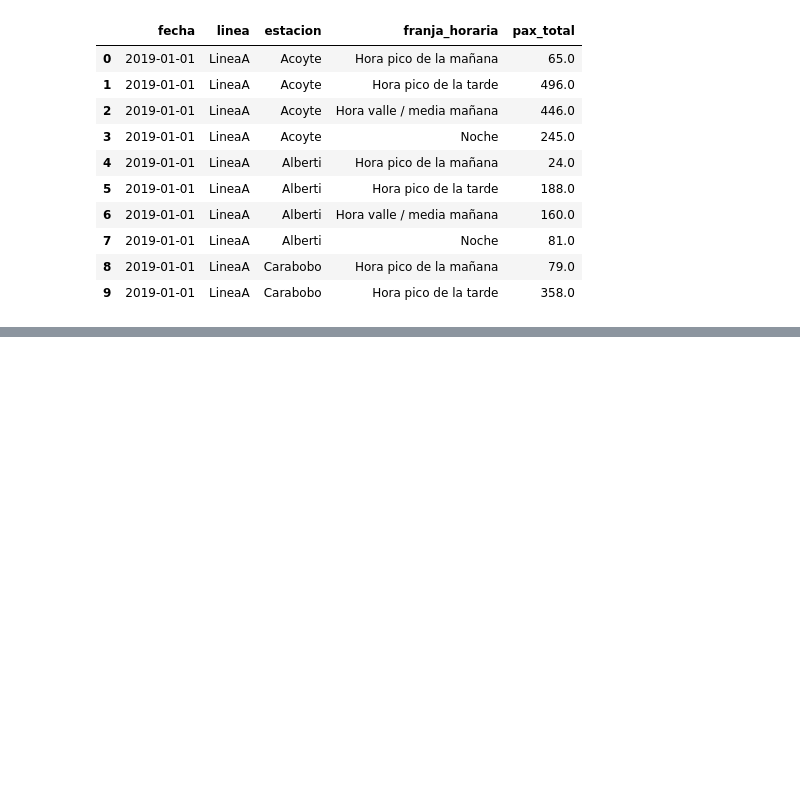
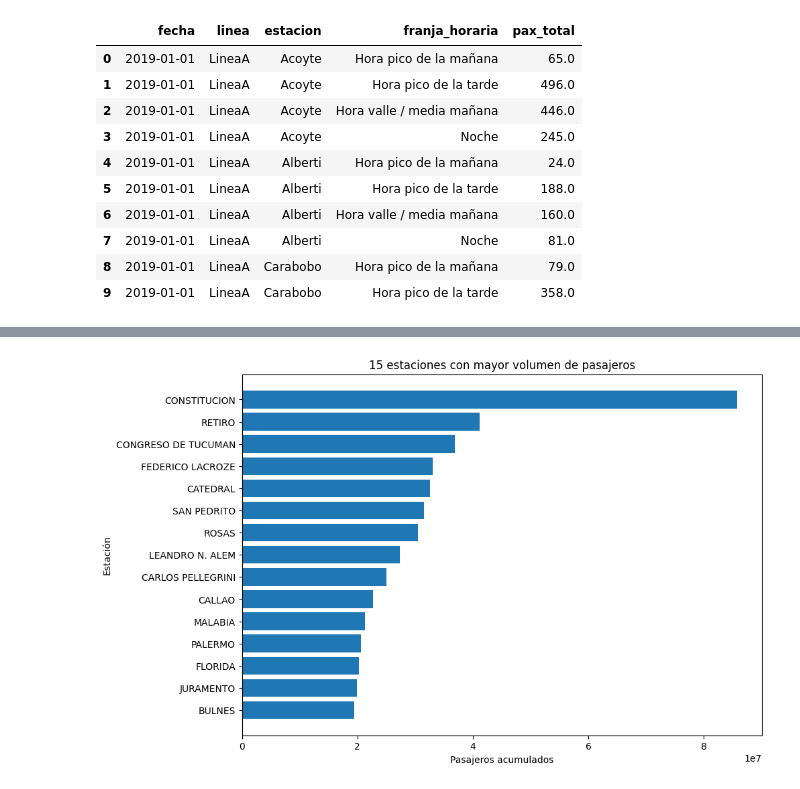
Before and after one commit to ChronosXV/Metodologia_grupo2, a Jupyter notebook: Metodologia_1_Grupo_2_Validado.ipynb, the cells around one changed output, grey strips where cells are left out. Saved outputs shown, nothing was run; the diff lists cells and outputs as text; code cells hidden in the pictures; blank space fills up the shorter version.

```diff
--- a/Metodologia_1_Grupo_2_Validado.ipynb
+++ b/Metodologia_1_Grupo_2_Validado.ipynb
@@ -844,0 +1221,15 @@ Nota: redujimos la dimensionalidad de los datos por franja horaria, hacer esto c
+# %%
+# C. Variable estacion — distribución por estación
+
+df_estaciones = con.execute(f"""
+    SELECT
+        estacion,
+        COUNT(*) AS cantidad_registros,
+        SUM(pax_total) AS pasajeros_totales
+    FROM read_parquet('{ruta_unificado_dim}')
+    GROUP BY estacion
+    ORDER BY pasajeros_totales DESC
+""").df()
+
+# Mostrar las 15 estaciones con más pasajeros
+df_estaciones.head(15)
@@ -844,0 +1253,20 @@ Nota: redujimos la dimensionalidad de los datos por franja horaria, hacer esto c
+# %%
+# Gráfico de las 15 estaciones con más pasajeros
+
+top_estaciones = df_estaciones.head(15).sort_values(
+    "pasajeros_totales"
+)
+
+plt.figure(figsize=(10, 7))
+
+plt.barh(
+    top_estaciones["estacion"],
+    top_estaciones["pasajeros_totales"]
+)
+
+plt.title("15 estaciones con mayor volumen de pasajeros")
+plt.xlabel("Pasajeros acumulados")
+plt.ylabel("Estación")
+plt.show()
+# %% [output]
+[figure, added]
```
Also changed, not shown: parts of 42 cells of this notebook.
